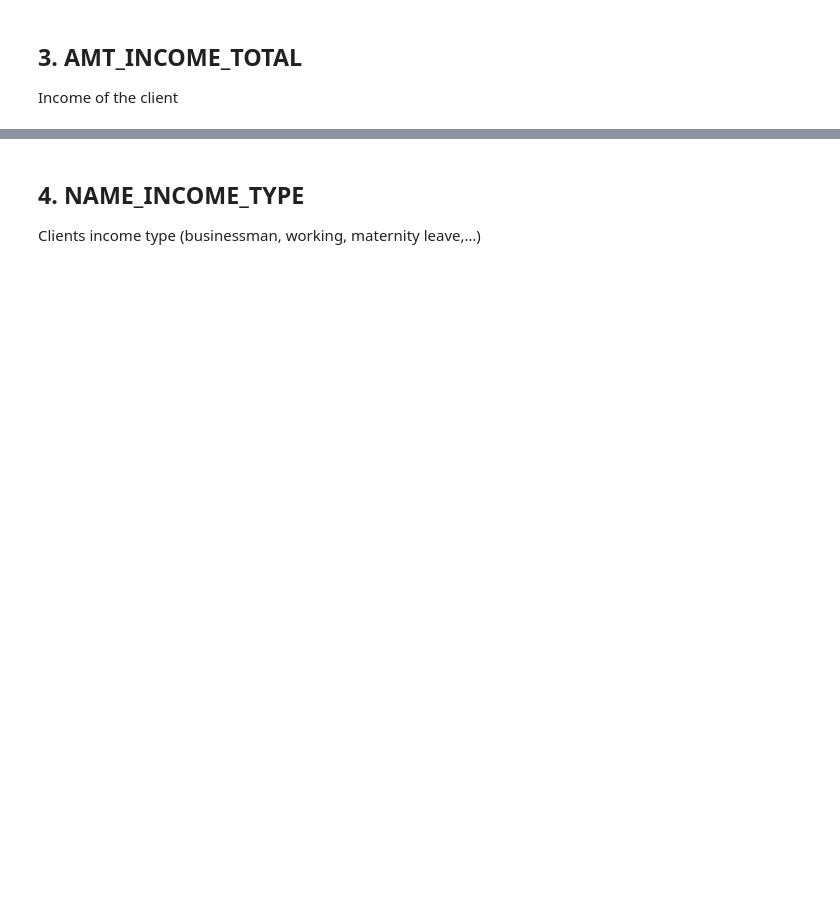
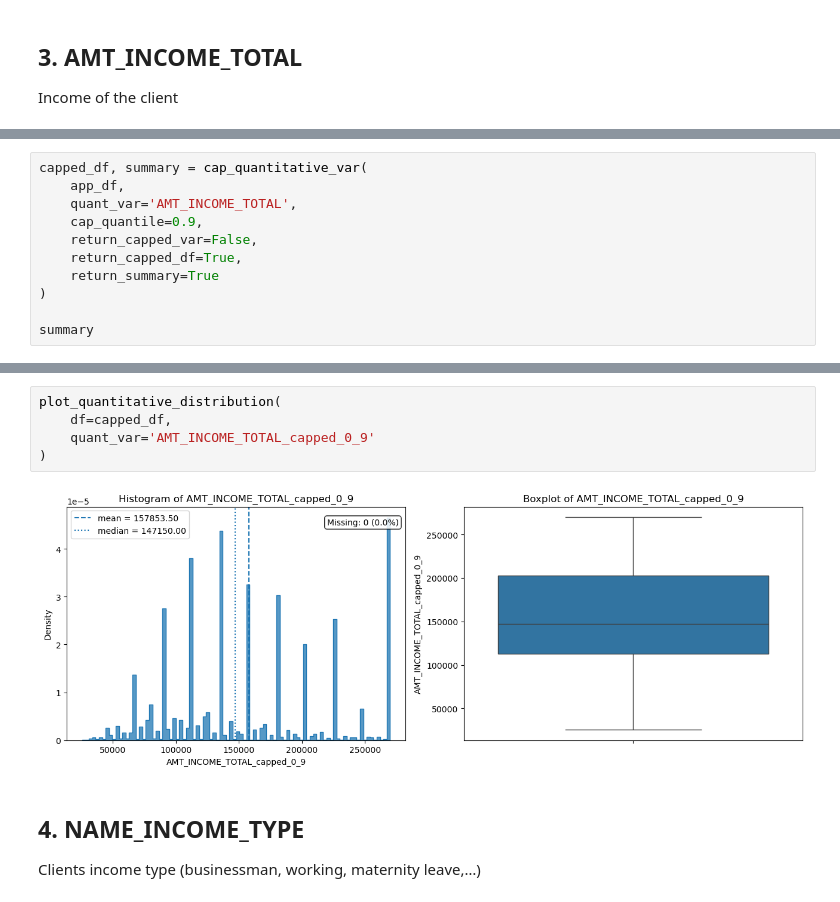
Before and after one commit to alek-ds/home-credit-default-risk-ak, a Jupyter notebook: notebooks/app_univariate_bivariate_financial_material.ipynb, the cells around one changed output, grey strips where cells are left out. Drawn from its saved outputs; the diff is of its cells as text; blank space fills up the shorter version.

```diff
--- a/notebooks/app_univariate_bivariate_financial_material.ipynb
+++ b/notebooks/app_univariate_bivariate_financial_material.ipynb
@@ -72,0 +167,11 @@ plot_quantitative_vs_binary(df=app_df, quant_var='AMT_INCOME_TOTAL', binary_var=
+# %%
+capped_df, summary = cap_quantitative_var(
+    app_df,
+    quant_var='AMT_INCOME_TOTAL',
+    cap_quantile=0.9,
+    return_capped_var=False,
+    return_capped_df=True,
+    return_summary=True
+)
+
+summary
@@ -73,3 +190,10 @@ plot_quantitative_vs_binary(df=app_df, quant_var='AMT_INCOME_TOTAL', binary_var=
+# %%
+plot_quantitative_distribution(
+    df=capped_df,
+    quant_var='AMT_INCOME_TOTAL_capped_0_9'
+)
+# %% [output]
+[figure, added]
 # %% [markdown]
 ## 4. NAME_INCOME_TYPE
 Clients income type (businessman, working, maternity leave,…)
```
Also changed, not shown: parts of 19 cells of this notebook.
